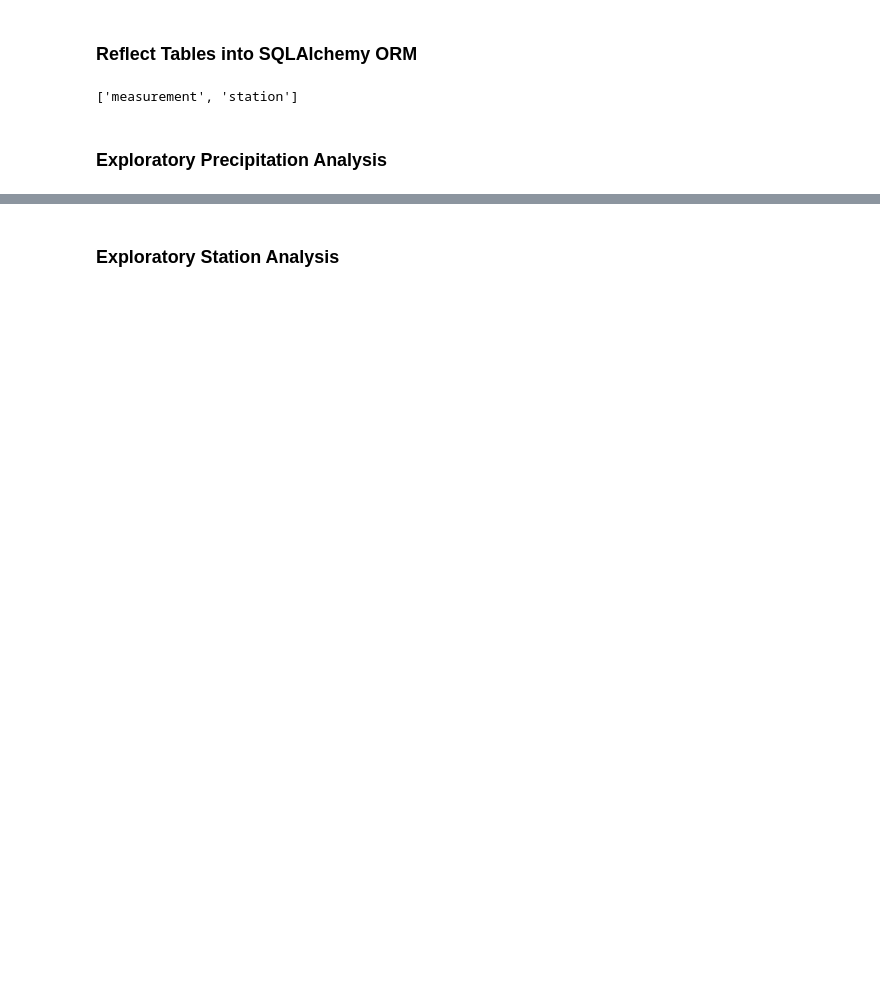
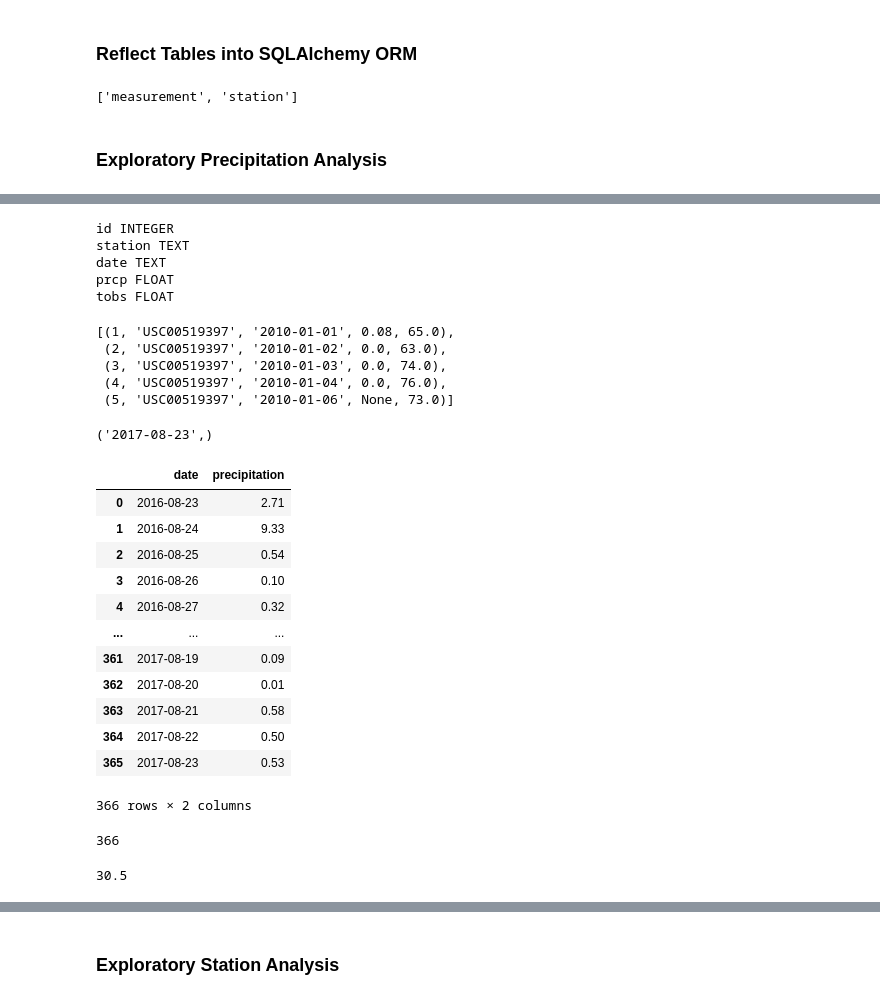
Before and after one commit to juliabrunett/sqlalchemy-challenge, a Jupyter notebook: climate_analysis.ipynb, the cells around one changed output, grey strips where cells are left out. Saved outputs shown, nothing was run; the diff lists cells and outputs as text; code cells hidden in the pictures; blank space fills up the shorter version.

```diff
--- a/climate_analysis.ipynb
+++ b/climate_analysis.ipynb
@@ -105,0 +48,64 @@ KeyError: 'Date'
+# %%
+# Use inspector to see the column names for measurement
+columns_measurement = inspector.get_columns('measurement')
+
+for c in columns_measurement:
+    print(c["name"], c["type"])
+# %% [output]
+id INTEGER
+station TEXT
+date TEXT
+prcp FLOAT
+tobs FLOAT
+# %%
+# See the first five rows of data in measurment
+engine.execute("SELECT * FROM measurement LIMIT 5").fetchall()
+# %% [output]
+[(1, 'USC00519397', '2010-01-01', 0.08, 65.0),
+ (2, 'USC00519397', '2010-01-02', 0.0, 63.0),
+ (3, 'USC00519397', '2010-01-03', 0.0, 74.0),
+ (4, 'USC00519397', '2010-01-04', 0.0, 76.0),
+ (5, 'USC00519397', '2010-01-06', None, 73.0)]
+# %%
+# Find the most recent date in measurement
+session.query(Measurement.date).order_by(Measurement.date.desc()).first()
+# %% [output]
+('2017-08-23',)
+# %%
+sel = [Measurement.date,
+       func.sum(Measurement.prcp)
+]
+# %%
+# Retrieve the last 12 months of precipitation data
+twelve_months = session.query(*sel).\
+    filter(Measurement.date <= '2017-08-23').\
+    filter(Measurement.date >= '2016-08-23').\
+    order_by(Measurement.date).group_by(Measurement.date).all()
+# %%
+# Load the query results into a DataFrame
+measurement_df = pd.DataFrame(twelve_months, columns = ["date", "precipitation"])
+measurement_df
+# %% [output]
+|  | date | precipitation |
+| 0 | 2016-08-23 | 2.71 |
+| 1 | 2016-08-24 | 9.33 |
+| 2 | 2016-08-25 | 0.54 |
+| 3 | 2016-08-26 | 0.10 |
+| 4 | 2016-08-27 | 0.32 |
+| ... | ... | ... |
+| 361 | 2017-08-19 | 0.09 |
+| 362 | 2017-08-20 | 0.01 |
+| 363 | 2017-08-21 | 0.58 |
+| 364 | 2017-08-22 | 0.50 |
+| 365 | 2017-08-23 | 0.53 |
+366 rows × 2 columns
+# %%
+date_count = measurement_df['date'].count()
+date_count
+# %% [output]
+366
+# %%
+divided = date_count / 12
+divided
+# %% [output]
+30.5
```
Also changed, not shown: parts of 22 cells of this notebook.
